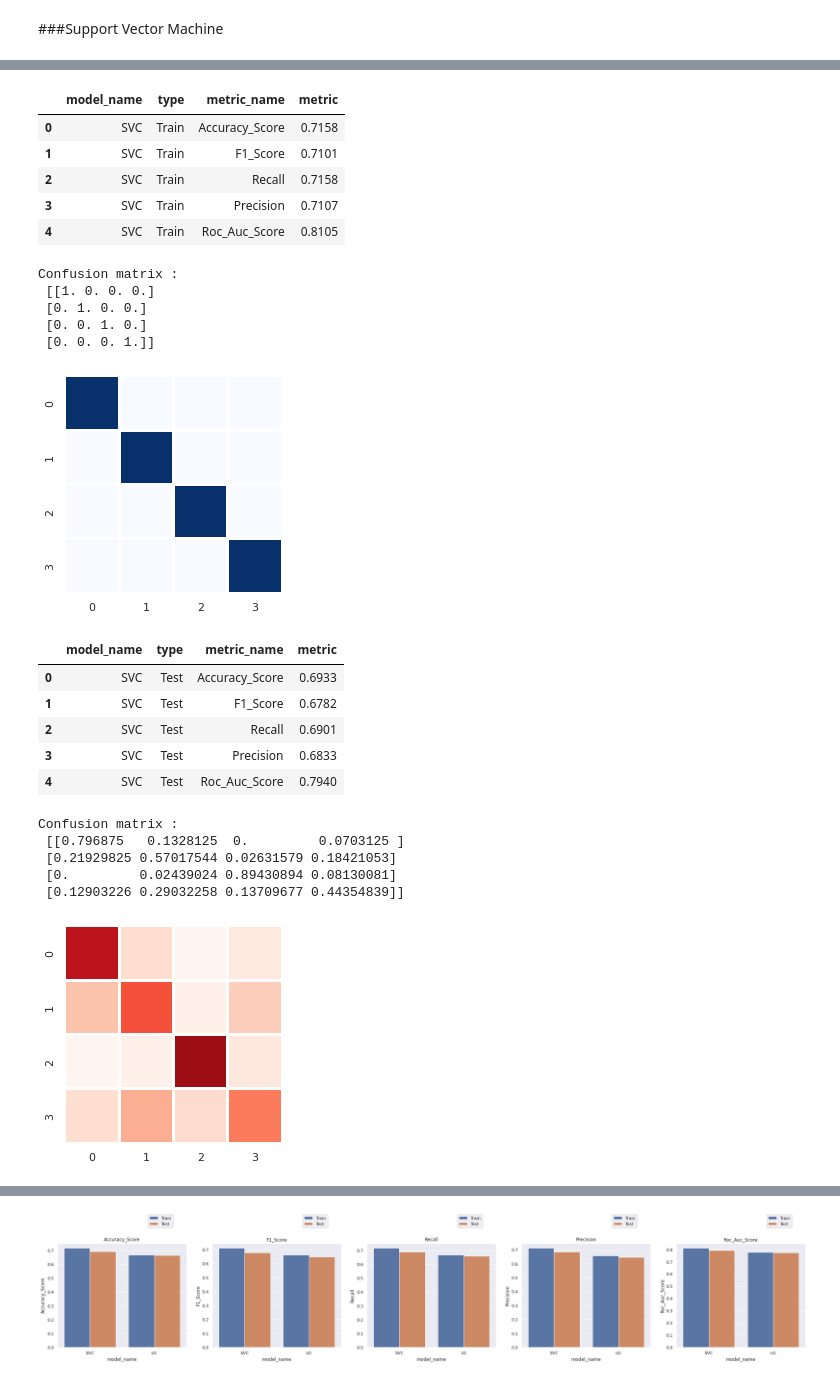
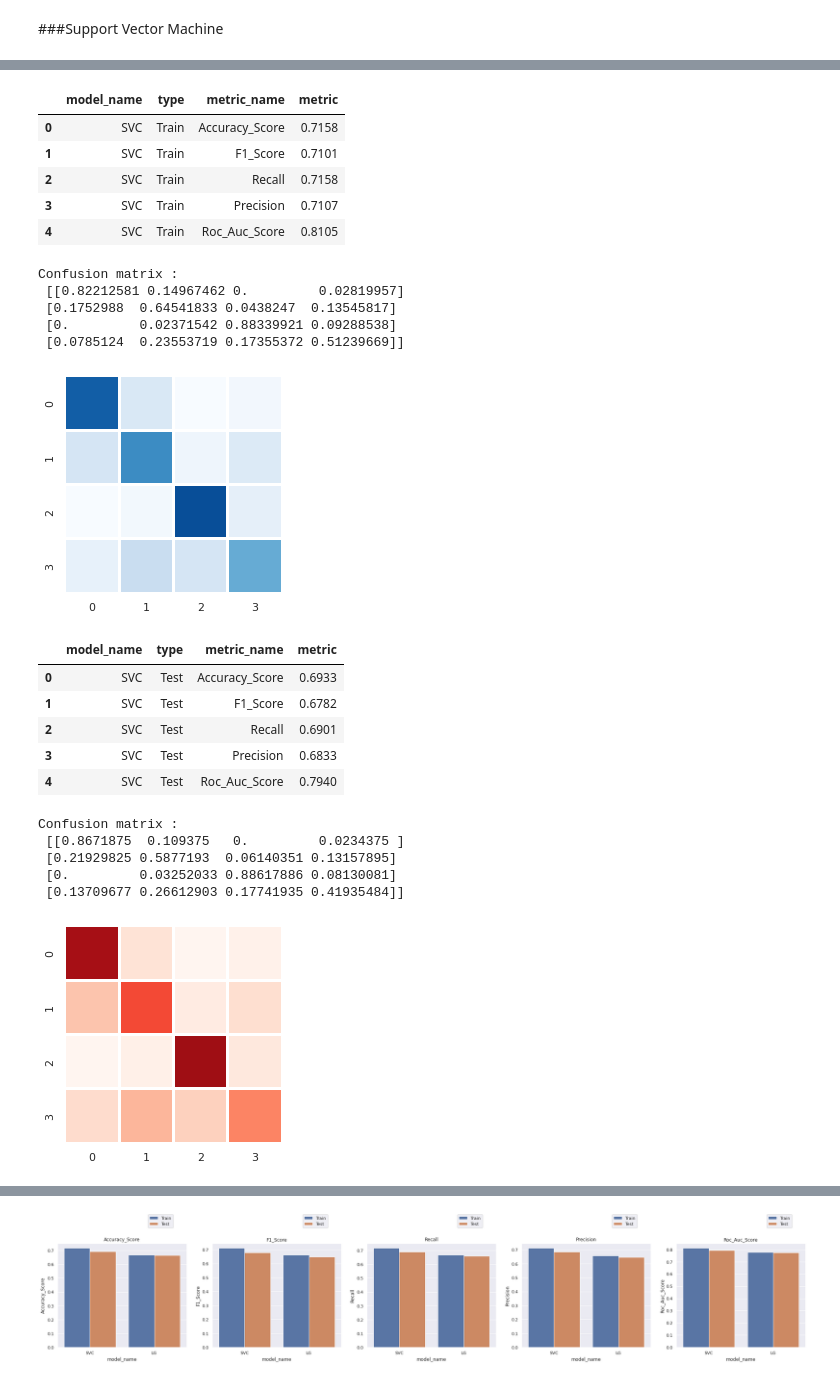
Before and after one commit to spros1/Methods-and-Algorithms_Work_Semester_21-22, a Jupyter notebook: Meteorological_Measurements_AthensCenter.ipynb, the cells around one changed output, grey strips where cells are left out. Cells and saved outputs as stored; diff of their text form; code cells hidden in the pictures.

```diff
--- a/Meteorological_Measurements_AthensCenter.ipynb
+++ b/Meteorological_Measurements_AthensCenter.ipynb
@@ -510,8 +506,8 @@ MSE is used to check how close estimates or forecasts are to actual values. Lowe
 * 3 -> For Fall
 # %%
 # for test purposes delete season column if something went wrong
-df_17.drop(df_17.columns[[7]],axis=1,inplace=True)
-df_09_16.drop(df_09_16.columns[[8]],axis=1,inplace=True)
+#df_17.drop(df_17.columns[[7]],axis=1,inplace=True)
+#df_09_16.drop(df_09_16.columns[[8]],axis=1,inplace=True)
 # %%
 ## first we are going to generate a new feature to dataset of 2009-2016
 season = []
@@ -601,9 +607,9 @@ test_pred_SVC  = model_prediction(SVC_model, X_test)
 print("\n")
 SVC_train = model_evaluation_classification(y_train, train_pred_SVC,'SVC', 'Train')
 print("\n")
-conf_matrix_classification(y_train, train_pred_RFC_b,'Blues')
+conf_matrix_classification(y_train, train_pred_SVC,'Blues')
 print("\n")
 SVC_test = model_evaluation_classification(y_test, test_pred_SVC, 'SVC', 'Test')
 print("\n")
-conf_matrix_classification(y_test, test_pred_RFC_b,'Reds')
+conf_matrix_classification(y_test, test_pred_SVC,'Reds')
 # %% [output]
@@ -611,15 +617,15 @@ SVC took 0.1327 seconds or 0.0022 minutes to run.
 |  | model_name | type | metric_name | metric |
 | 0 | SVC | Train | Accuracy_Score | 0.7158 |
 | 1 | SVC | Train | F1_Score | 0.7101 |
 | 2 | SVC | Train | Recall | 0.7158 |
 | 3 | SVC | Train | Precision | 0.7107 |
 | 4 | SVC | Train | Roc_Auc_Score | 0.8105 |
 Confusion matrix :
- [[1. 0. 0. 0.]
- [0. 1. 0. 0.]
- [0. 0. 1. 0.]
- [0. 0. 0. 1.]]
+ [[0.82212581 0.14967462 0.         0.02819957]
+ [0.1752988  0.64541833 0.0438247  0.13545817]
+ [0.         0.02371542 0.88339921 0.09288538]
+ [0.0785124  0.23553719 0.17355372 0.51239669]]
-[figure, old version]
+[figure, new version]
 |  | model_name | type | metric_name | metric |
 | 0 | SVC | Test | Accuracy_Score | 0.6933 |
 | 1 | SVC | Test | F1_Score | 0.6782 |
@@ -627,10 +633,10 @@ Confusion matrix :
 | 3 | SVC | Test | Precision | 0.6833 |
 | 4 | SVC | Test | Roc_Auc_Score | 0.7940 |
 Confusion matrix :
- [[0.796875   0.1328125  0.         0.0703125 ]
- [0.21929825 0.57017544 0.02631579 0.18421053]
- [0.         0.02439024 0.89430894 0.08130081]
- [0.12903226 0.29032258 0.13709677 0.44354839]]
+ [[0.8671875  0.109375   0.         0.0234375 ]
+ [0.21929825 0.5877193  0.06140351 0.13157895]
+ [0.         0.03252033 0.88617886 0.08130081]
+ [0.13709677 0.26612903 0.17741935 0.41935484]]
 [figure]
 # %%
 # Logistic Regression run
```
Also changed, not shown: parts of 17 cells of this notebook.
